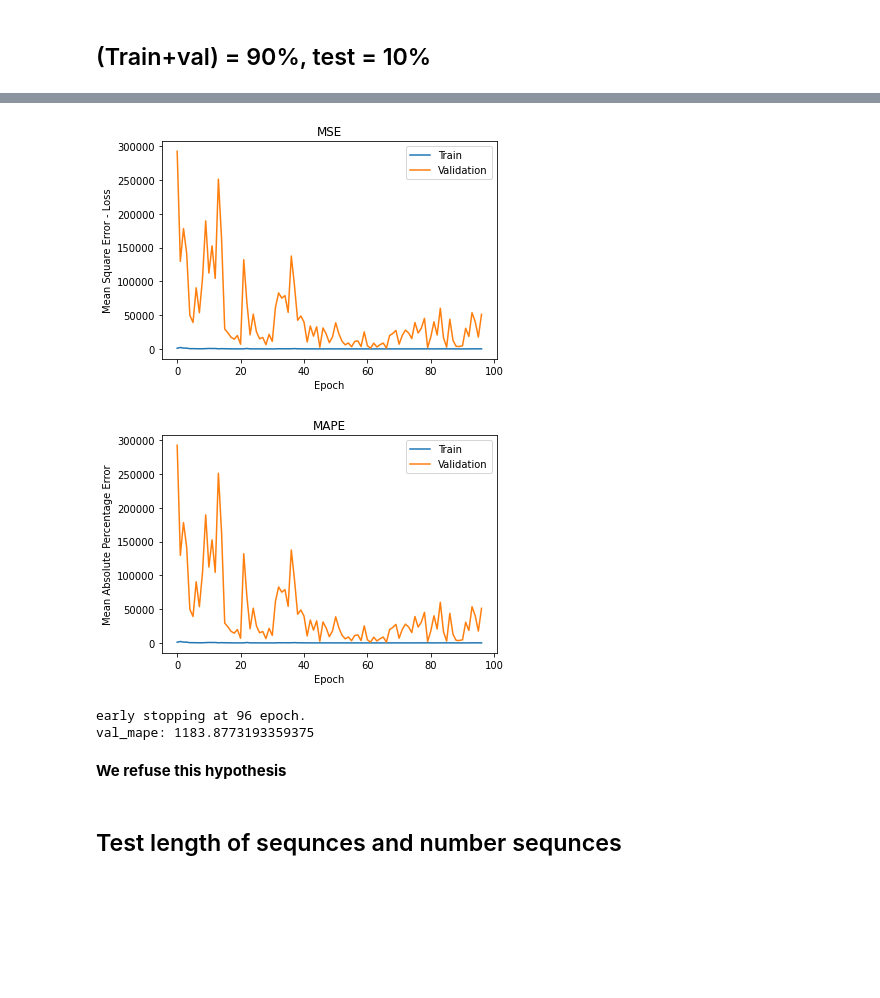
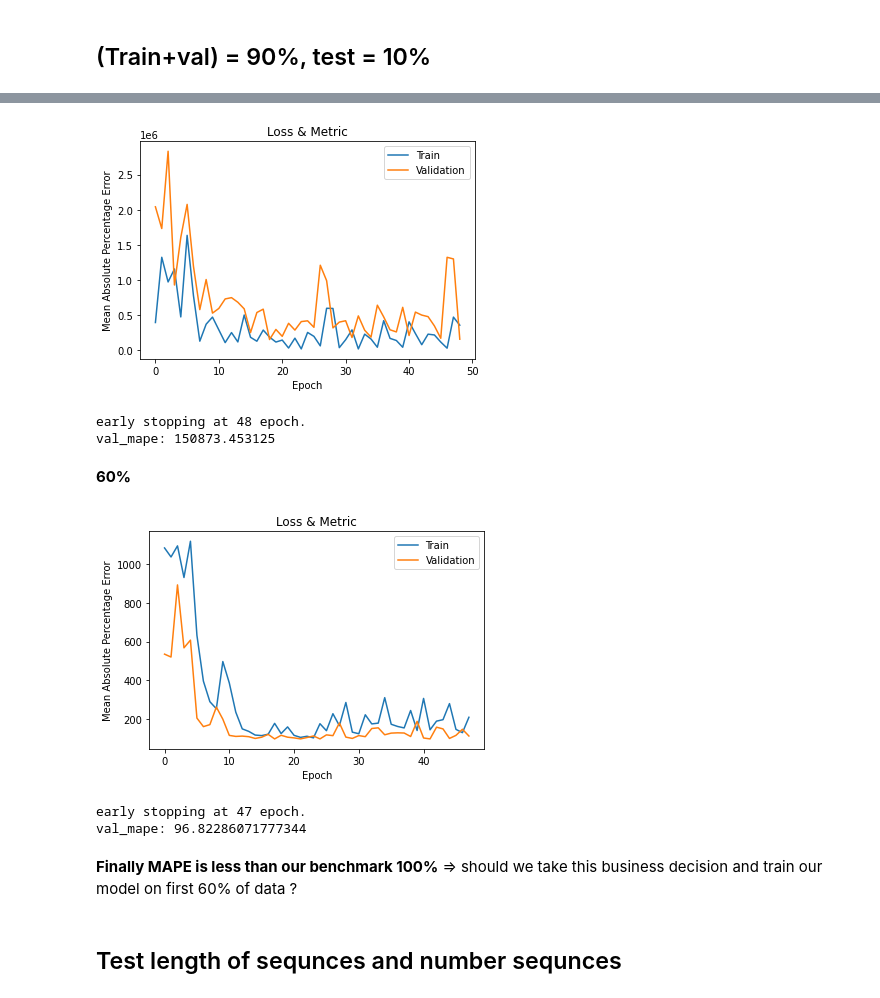
Before and after one commit to Jaouad-AHRAOUI/stock_prediction, a Jupyter notebook: notebooks/2_anastasia_LSTM_Vinci.ipynb, the cells around one changed output, grey strips where cells are left out. Cells and saved outputs as stored; diff of their text form; code cells hidden in the pictures; blank space fills up the shorter version.

```diff
--- a/notebooks/2_anastasia_LSTM_Vinci.ipynb
+++ b/notebooks/2_anastasia_LSTM_Vinci.ipynb
@@ -312,7 +389,8 @@ Prediction of stock return on J+1: [-0.01688591] with mape 807.7603759765625
 # %%
-#---Take 70% of data to train our model
-threshold_data = int(0.6*data.shape[0])
-data_60 = data[:threshold_data].copy()
+#---Take 60% of data to train our model
+data, idx = load_preproc_data()
+threshold_data = int(0.7*data.shape[0])
+data_70 = data[:threshold_data].copy()
 # %%
 #---Plot the temporal progression of different features of our Data
 
@@ -348,9 +419,9 @@ val_mape: 95.22207641601562
 # %%
-X_train, y_train, X_test, y_test, model = train_model(data_60, momentum=0.9, loss='MAPE', plot_history=True)
+#---Train model with 60% of data
+X_train, y_train, X_test, y_test, model = train_model(data_70, momentum=0.9, loss='MAPE', plot_history=True)
 # %% [output]
-[figure, old version]
+[figure, new version]
-[figure, removed]
-early stopping at 96 epoch.
-val_mape: 1183.8773193359375
+early stopping at 48 epoch.
+val_mape: 150873.453125
-# %% [markdown]
-**We refuse this hypothesis**
+# %% [markdown]
+**60%**
@@ -357,3 +433,11 @@ val_mape: 1183.8773193359375
+# %%
+X_train, y_train, X_test, y_test, model = train_model(data_60, plot_history=True)
+# %% [output]
+[figure, added]
+early stopping at 47 epoch.
+val_mape: 96.82286071777344
+# %% [markdown]
+**Finally MAPE is less than our benchmark 100%** => should we take this business decision and train our model on first 60% of data ?
 # %% [markdown]
 ## Test length of sequnces and number sequnces
 # %%
```
Also changed, not shown: parts of 27 cells of this notebook.
